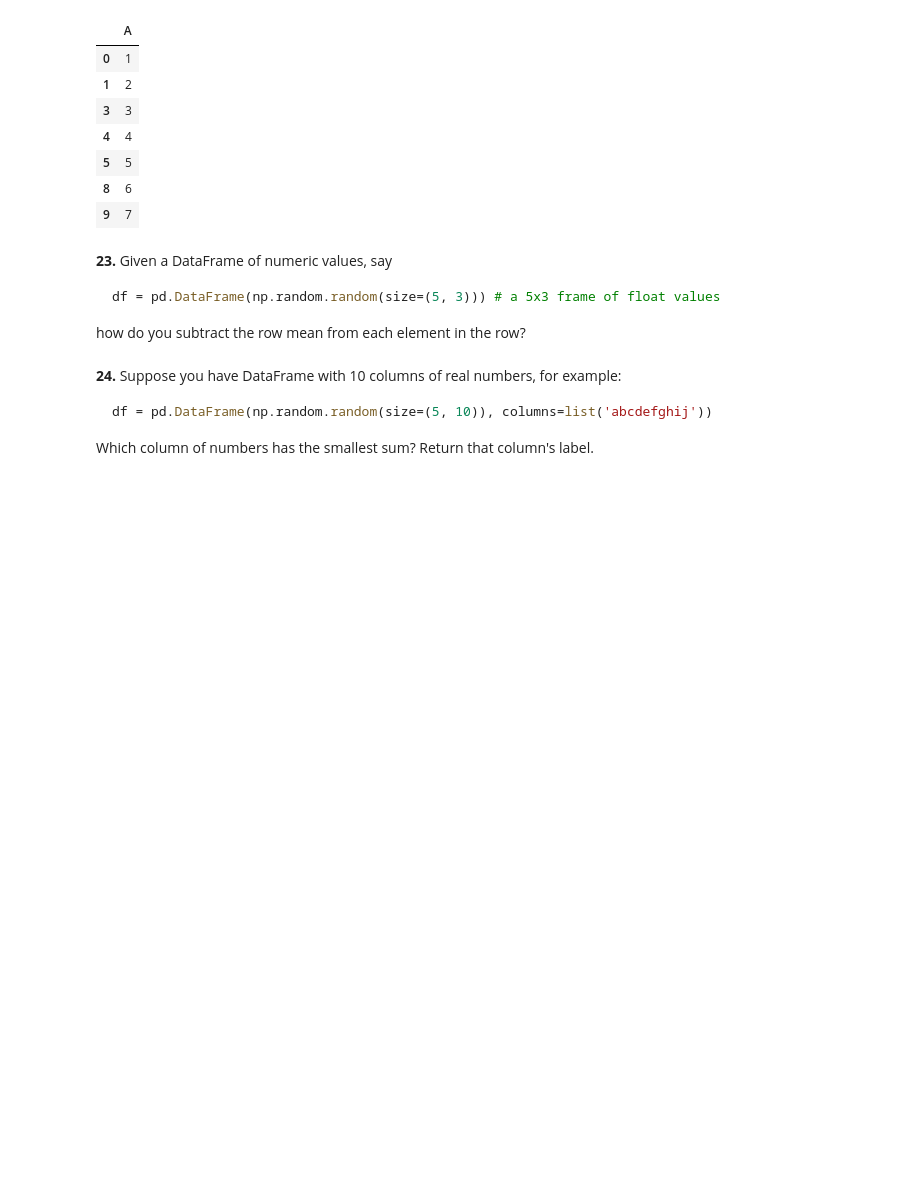
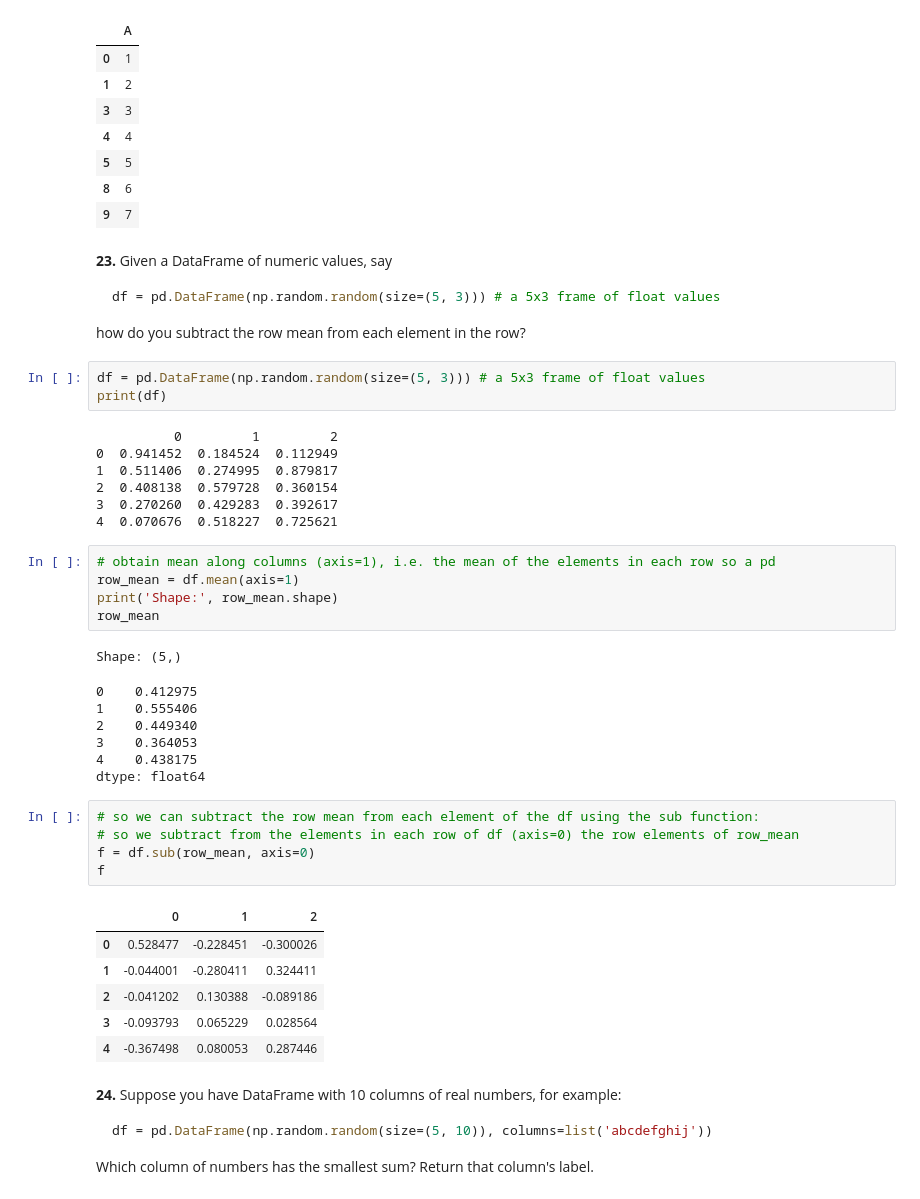
Before and after one commit to Guido27/100-pandas-puzzles, a Jupyter notebook: 100-pandas-puzzles.ipynb, the cells around one changed output. Drawn from its saved outputs; the diff is of its cells as text; blank space fills up the shorter version.

````diff
--- a/100-pandas-puzzles.ipynb
+++ b/100-pandas-puzzles.ipynb
@@ -361,6 +361,41 @@ df = pd.DataFrame(np.random.random(size=(5, 3))) # a 5x3 frame of float values
 ```
 
 how do you subtract the row mean from each element in the row?
+# %%
+df = pd.DataFrame(np.random.random(size=(5, 3))) # a 5x3 frame of float values
+print(df)
+# %% [output]
+          0         1         2
+0  0.941452  0.184524  0.112949
+1  0.511406  0.274995  0.879817
+2  0.408138  0.579728  0.360154
+3  0.270260  0.429283  0.392617
+4  0.070676  0.518227  0.725621
+# %%
+# obtain mean along columns (axis=1), i.e. the mean of the elements in each row so a pd
+row_mean = df.mean(axis=1)
+print('Shape:', row_mean.shape)
+row_mean
+# %% [output]
+Shape: (5,)
+0    0.412975
+1    0.555406
+2    0.449340
+3    0.364053
+4    0.438175
+dtype: float64
+# %%
+# so we can subtract the row mean from each element of the df using the sub function:
+# so we subtract from the elements in each row of df (axis=0) the row elements of row_mean
+f = df.sub(row_mean, axis=0)
+f
+# %% [output]
+|  | 0 | 1 | 2 |
+| 0 | 0.528477 | -0.228451 | -0.300026 |
+| 1 | -0.044001 | -0.280411 | 0.324411 |
+| 2 | -0.041202 | 0.130388 | -0.089186 |
+| 3 | -0.093793 | 0.065229 | 0.028564 |
+| 4 | -0.367498 | 0.080053 | 0.287446 |
 # %% [markdown]
 **24.** Suppose you have DataFrame with 10 columns of real numbers, for example:
 
````
Also changed, not shown: parts of 2 cells of this notebook.
